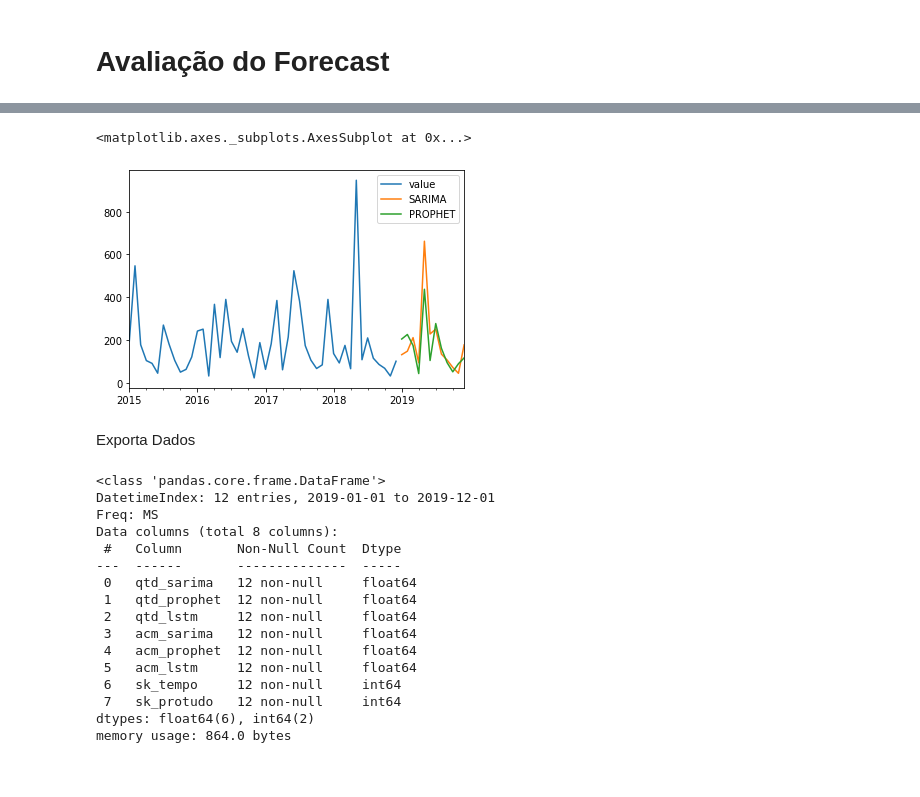
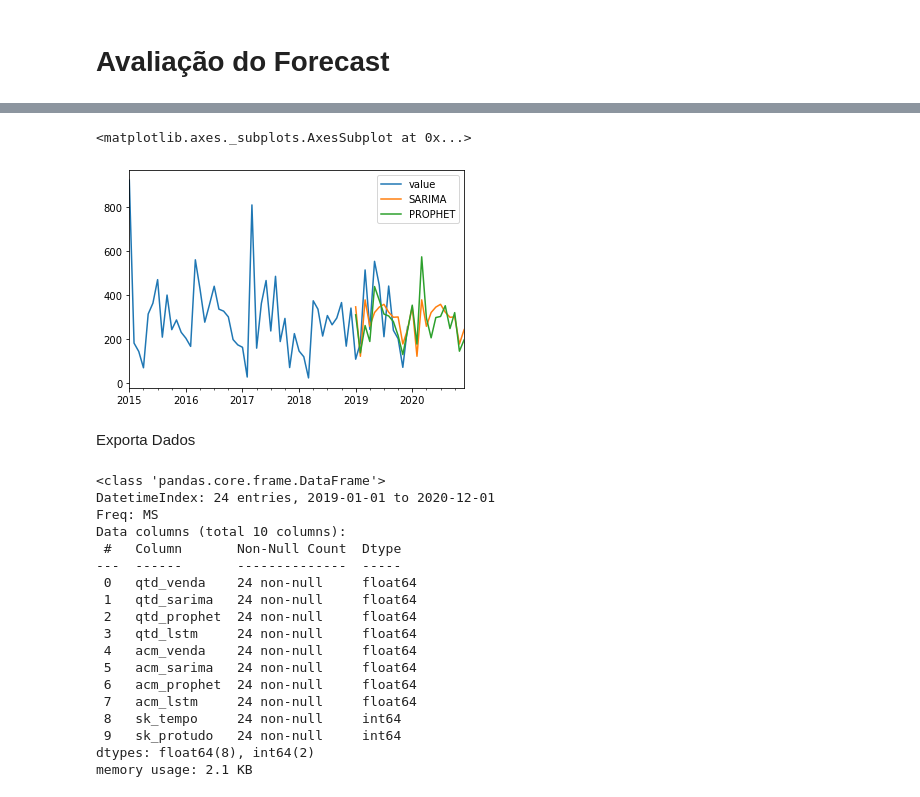
Before and after one commit to rafaelcostaleite/IGTI-Projeto_aplicado, a Jupyter notebook: python/python-time-series-data_base.ipynb, the cells around one changed output, grey strips where cells are left out. Drawn from its saved outputs; the diff is of its cells as text; code cells hidden in the pictures.

Commit message:
dashboard com train/test

```diff
--- a/python/python-time-series-data_base.ipynb
+++ b/python/python-time-series-data_base.ipynb
@@ -42,7 +42,7 @@ try:
                                          user='root',
                                          password='12345678')
 
-    produto_proc = "12886"
+    produto_proc = "12870"
 
     sql_select_Query = " select ds_data_sem_hora \
                         ,isbn_produto \
@@ -112,8 +108,11 @@ df1 = df1['value'].resample('MS').sum()
 Prepara dados
 # %%
 #Separa dados
-train = df1.loc[:'2018-12-31']
-test = df1.loc['2019-01-01':]
+train = df1.iloc[:len(df1)-12]
+test = df1.iloc[len(df1)-12:]
+
+#Períodos de predição
+n_periods = 24
 # %% [markdown]
 # Analisa os dados
 # %%
@@ -212,11 +211,12 @@ Warnings:
 #pm.auto_arima(df1, seasonal=True, m=12,max_p=7, max_d=5,max_q=7, max_P=4, max_D=4,max_Q=4).summary()
 # %%
 #Forecast auto-arima
-n_periods = 12
+index_pred = pd.date_range(test.index[0], periods = n_periods, freq='MS')
+
 predSArima, confint = fitSArima.predict(n_periods=n_periods, return_conf_int=True)
 
 #Cria dataseries
-predSArima = pd.DataFrame(predSArima,index = test.index,columns=['SARIMA'])
+predSArima = pd.DataFrame(predSArima,index = index_pred,columns=['SARIMA'])
 # %% [markdown]
 Modelo Prophet
 # %%
@@ -249,14 +250,14 @@ INFO:fbprophet:Disabling daily seasonality. Run prophet with daily_seasonality=T
 #Forecast Prophet
 future = fitProphet.make_future_dataframe(periods=12, freq='MS')
 
-predProphet = fitProphet.predict(future)
+predProphetfull = fitProphet.predict(future)
 
-predProphet1 = predProphet[['ds','yhat']]
+predProphet = predProphetfull[['ds','yhat']]
 
-predProphet1 = predProphet1.set_index('ds')
-predProphet1 = predProphet1.rename(columns={"yhat": "PROPHET"})
+predProphet = predProphet.set_index('ds')
+predProphet = predProphet.rename(columns={"yhat": "PROPHET"})
 
-predProphet1 = predProphet1['2019':'2019']
+predProphet = predProphet.iloc[-24:]
 # %% [markdown]
 Modelo LSTM
 # %%
@@ -414,9 +392,9 @@ forecast.plot()
 # %%
 #Visão geral
-pd.concat([train,predSArima,predProphet1],axis=1).plot()
+pd.concat([df1,predSArima,predProphet],axis=1).plot()
 # %% [output]
 <matplotlib.axes._subplots.AxesSubplot at 0x...>
-[figure, old version]
+[figure, new version]
 # %% [markdown]
 Exporta Dados
 # %%
@@ -426,26 +404,29 @@ df_export = forecast.copy()
 df_export["sk_tempo"] = df_export.index.strftime('%Y%m%d').astype(int)
 df_export["sk_protudo"] = int(produto_proc)
 
-df_export.drop(['value','Ac_venda'], axis=1, inplace=True)
+df_export = df_export.rename(columns={"value":"qtd_venda","Ac_venda":"acm_venda"})
 df_export = df_export.rename(columns={"PROPHET":"qtd_prophet","Ac_PROPHET":"acm_prophet"})
 df_export = df_export.rename(columns={"LSTM":"qtd_lstm","Ac_LSTM":"acm_lstm"})
 df_export = df_export.rename(columns={"SARIMA":"qtd_sarima","Ac_SArima":"acm_sarima"})
+df_export = df_export.replace(np.nan,0)
 
 df_export.info()
 # %% [output]
 <class 'pandas.core.frame.DataFrame'>
-DatetimeIndex: 12 entries, 2019-01-01 to 2019-12-01
+DatetimeIndex: 24 entries, 2019-01-01 to 2020-12-01
 Freq: MS
-Data columns (total 8 columns):
+Data columns (total 10 columns):
  #   Column       Non-Null Count  Dtype
 ---  ------       --------------  -----
- 0   qtd_sarima   12 non-null     float64
- 1   qtd_prophet  12 non-null     float64
- 2   qtd_lstm     12 non-null     float64
- 3   acm_sarima   12 non-null     float64
- 4   acm_prophet  12 non-null     float64
- 5   acm_lstm     12 non-null     float64
- 6   sk_tempo     12 non-null     int64
- 7   sk_protudo   12 non-null     int64
-dtypes: float64(6), int64(2)
-memory usage: 864.0 bytes
+ 0   qtd_venda    24 non-null     float64
+ 1   qtd_sarima   24 non-null     float64
+ 2   qtd_prophet  24 non-null     float64
+ 3   qtd_lstm     24 non-null     float64
+ 4   acm_venda    24 non-null     float64
+ 5   acm_sarima   24 non-null     float64
+ 6   acm_prophet  24 non-null     float64
+ 7   acm_lstm     24 non-null     float64
+ 8   sk_tempo     24 non-null     int64
+ 9   sk_protudo   24 non-null     int64
+dtypes: float64(8), int64(2)
+memory usage: 2.1 KB
```
Also changed, not shown: parts of 21 cells of this notebook, 1 other file.
